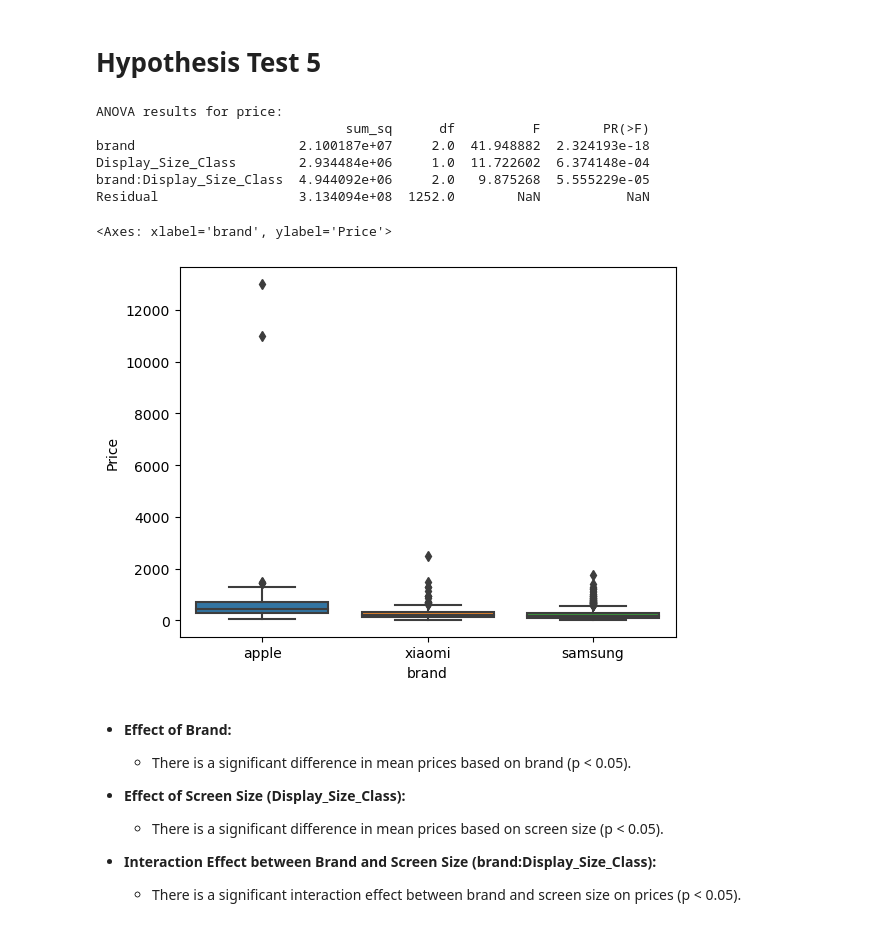
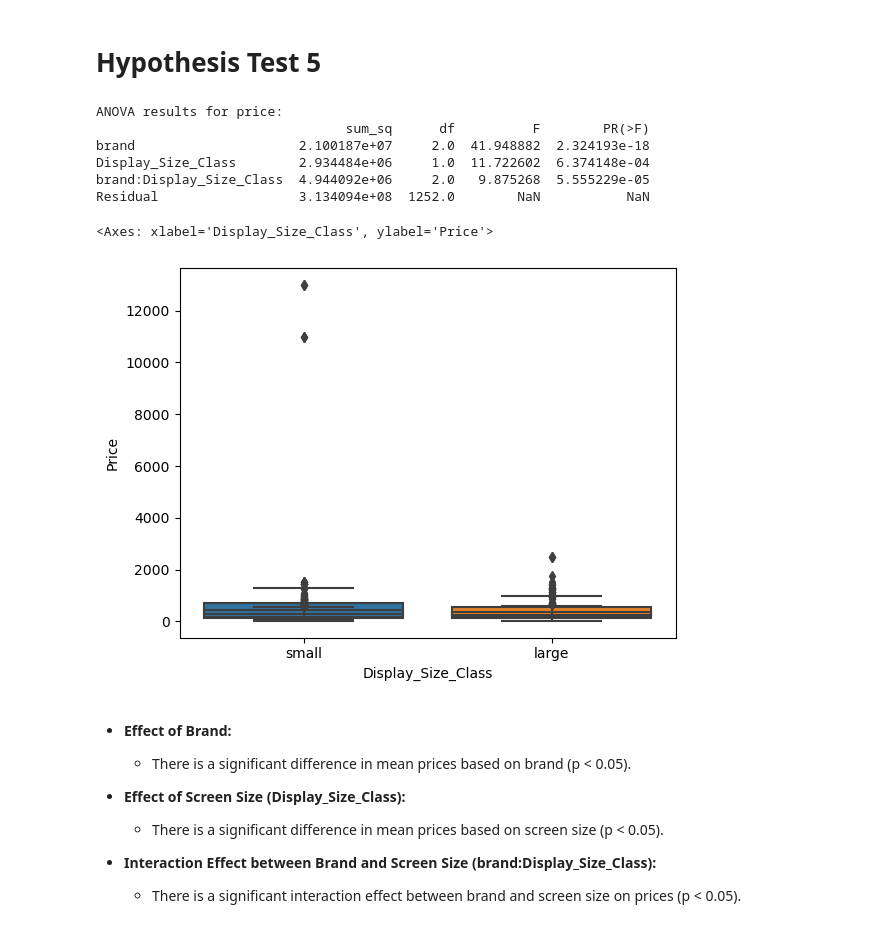
Before and after one commit to melodiw82/GSMarena_PhoneAnalysis, a Jupyter notebook: Statistics/Hypothesis.ipynb, the cells around one changed output. Cells and saved outputs as stored; diff of their text form; code cells hidden in the pictures.

```diff
--- a/Statistics/Hypothesis.ipynb
+++ b/Statistics/Hypothesis.ipynb
@@ -377,29 +377,30 @@ xiaomi_large_screen = df_cleaned[(df_cleaned['brand'] == 'xiaomi') & (df_cleaned
 # %%
 threshold = 7.0
 
 selected_brands = ['apple', 'samsung', 'xiaomi']
 df_anova = df_cleaned[df_cleaned['brand'].isin(selected_brands)][['brand', 'Display Size', 'Price']].copy()
 df_anova = df_anova.rename(columns={'Display Size': 'Display_Size'})
 df_anova['Display_Size_Class'] = df_anova['Display_Size'].apply(lambda x: 'small' if x < threshold else 'large')
 
 formula = 'Price ~ brand * Display_Size_Class'
 model = ols(formula, data=df_anova).fit()
 
 anova_table = sm.stats.anova_lm(model, typ=2)
 
 print("ANOVA results for price:")
 print(anova_table)
 
 sns.boxplot(x='brand', y='Price', data=df_anova)
+sns.boxplot(x='Display_Size_Class', y='Price', data=df_anova)
 # %% [output]
 ANOVA results for price:
                                 sum_sq      df          F        PR(>F)
 brand                     2.100187e+07     2.0  41.948882  2.324193e-18
 Display_Size_Class        2.934484e+06     1.0  11.722602  6.374148e-04
 brand:Display_Size_Class  4.944092e+06     2.0   9.875268  5.555229e-05
 Residual                  3.134094e+08  1252.0        NaN           NaN
-<Axes: xlabel='brand', ylabel='Price'>
+<Axes: xlabel='Display_Size_Class', ylabel='Price'>
-[figure, old version]
+[figure, new version]
 # %% [markdown]
 - **Effect of Brand:**
   - There is a significant difference in mean prices based on brand (p < 0.05).
```
